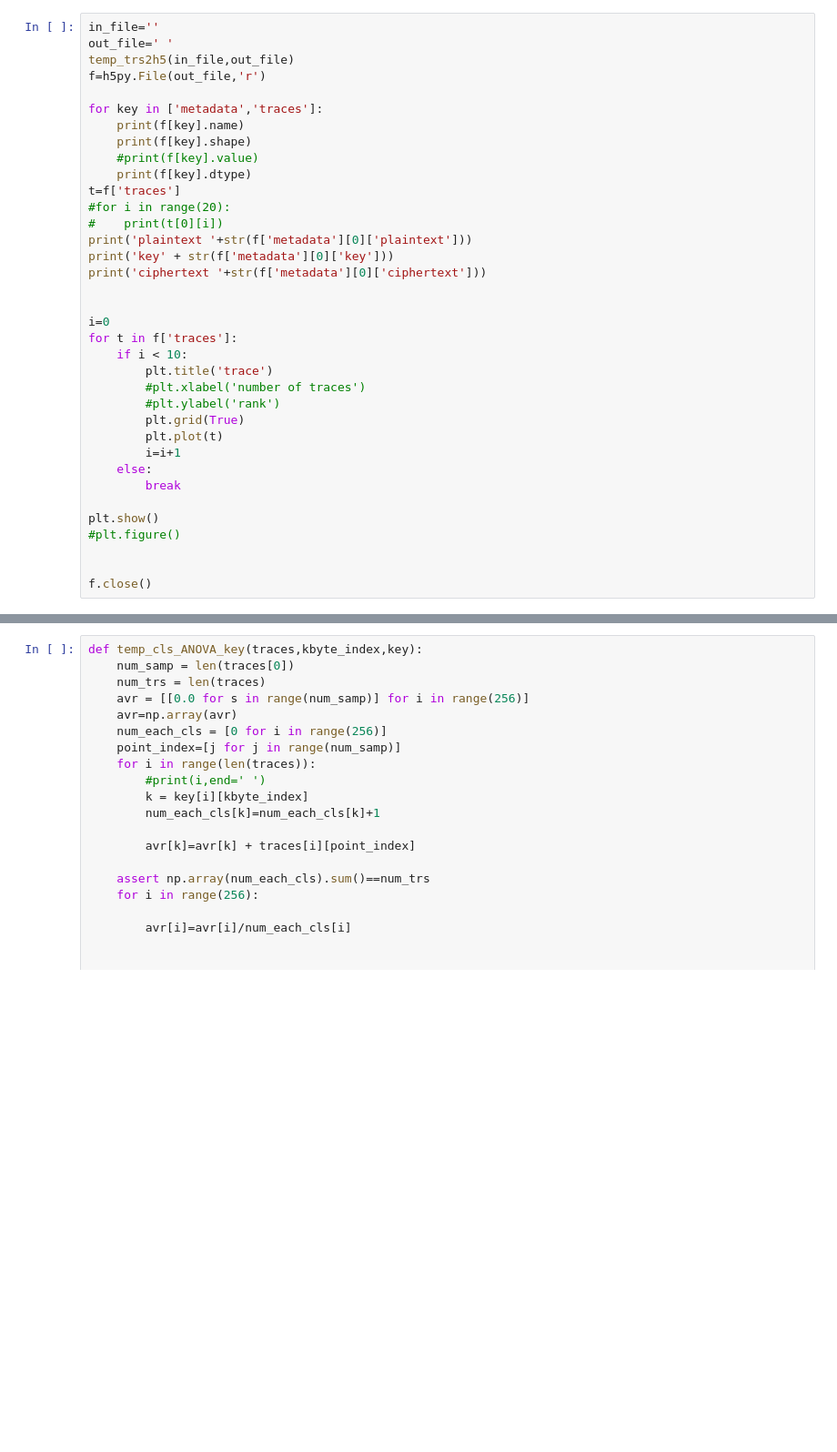
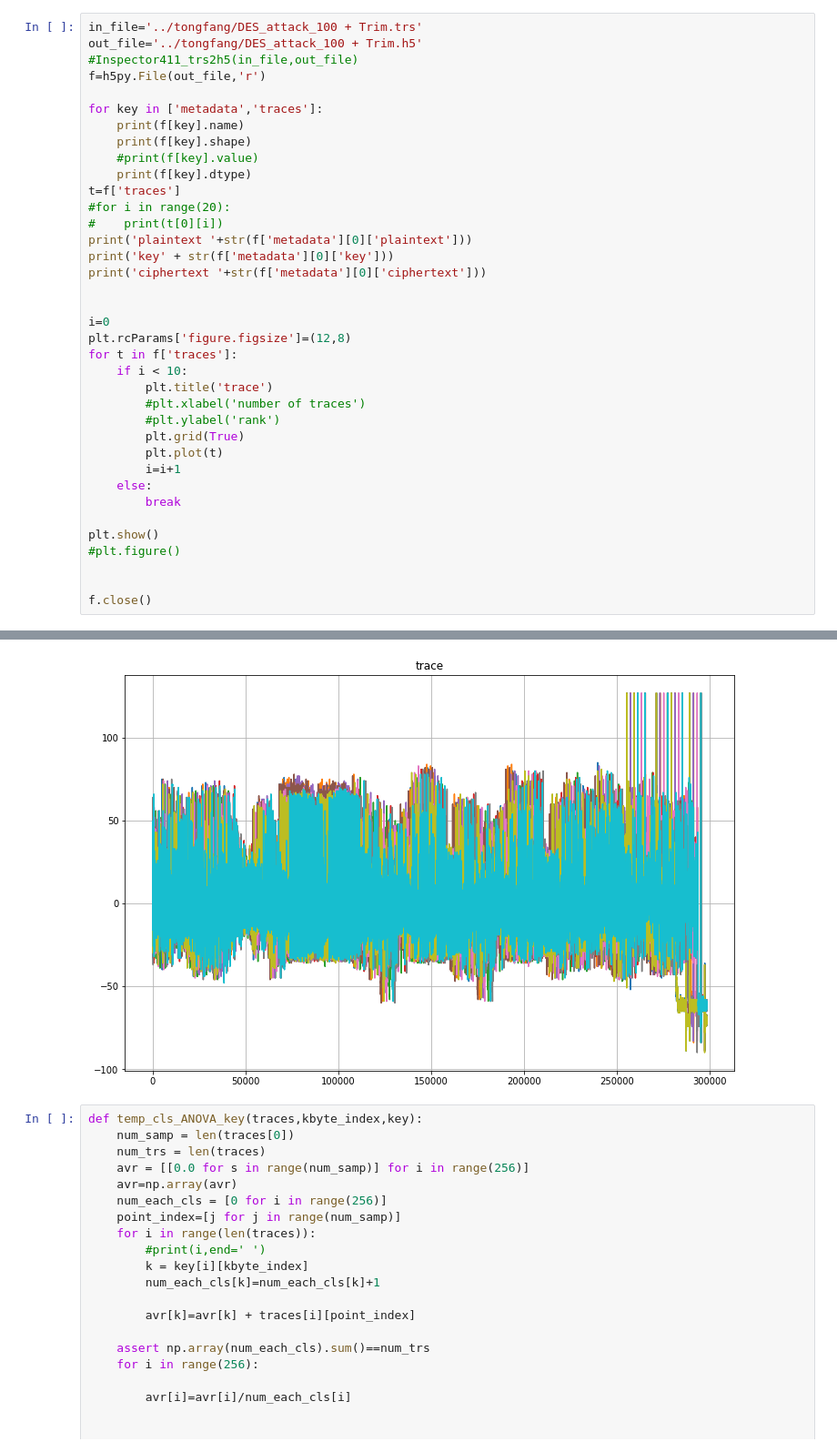
Before and after one commit to qiaokexin/BCTC_SCAML, a Jupyter notebook: Peafowl.ipynb, the cells around one changed output, grey strips where cells are left out. Shown: that part at 91% size. Cells and saved outputs as stored; diff of their text form; blank space fills up the shorter version.

```diff
--- a/Peafowl.ipynb
+++ b/Peafowl.ipynb
@@ -115,7 +242,7 @@ def temp_trs2h5(filename,outfile):
 # %%
-in_file=''
-out_file=' '
-temp_trs2h5(in_file,out_file)
+in_file='../tongfang/DES_attack_100 + Trim.trs'
+out_file='../tongfang/DES_attack_100 + Trim.h5'
+#Inspector411_trs2h5(in_file,out_file)
 f=h5py.File(out_file,'r')
 
 for key in ['metadata','traces']:
@@ -132,6 +259,7 @@ print('ciphertext '+str(f['metadata'][0]['ciphertext']))
 
 
 i=0
+plt.rcParams['figure.figsize']=(12,8)
 for t in f['traces']:
     if i < 10:
         plt.title('trace')
@@ -148,3 +276,4 @@ plt.show()
 
 
 f.close()
+# %% [output]
@@ -151,3 +289,4 @@ f.close()
+[figure, added]
 # %%
 def temp_cls_ANOVA_key(traces,kbyte_index,key):
     num_samp = len(traces[0])
```
Also changed, not shown: parts of 5 cells of this notebook, 1 other file.
